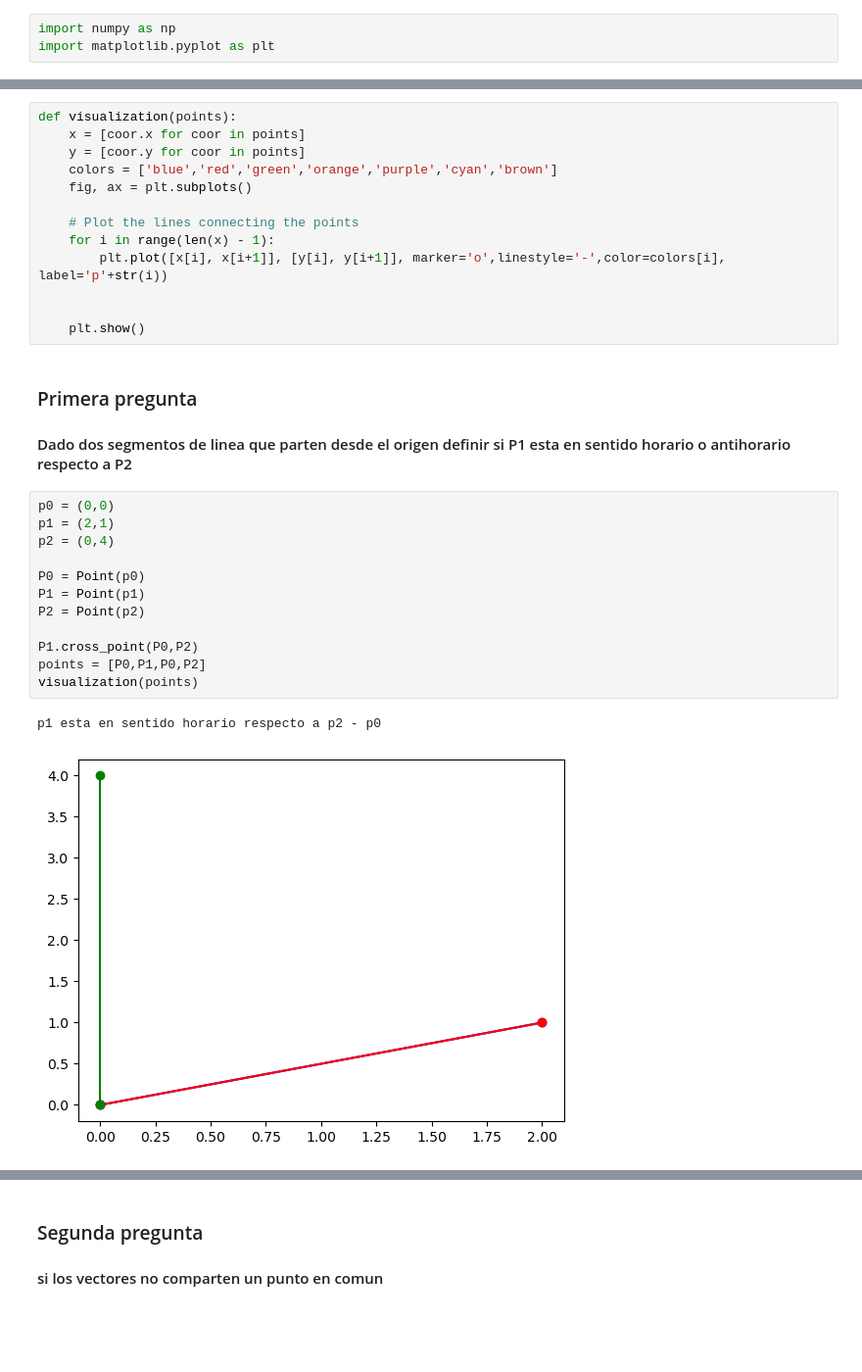
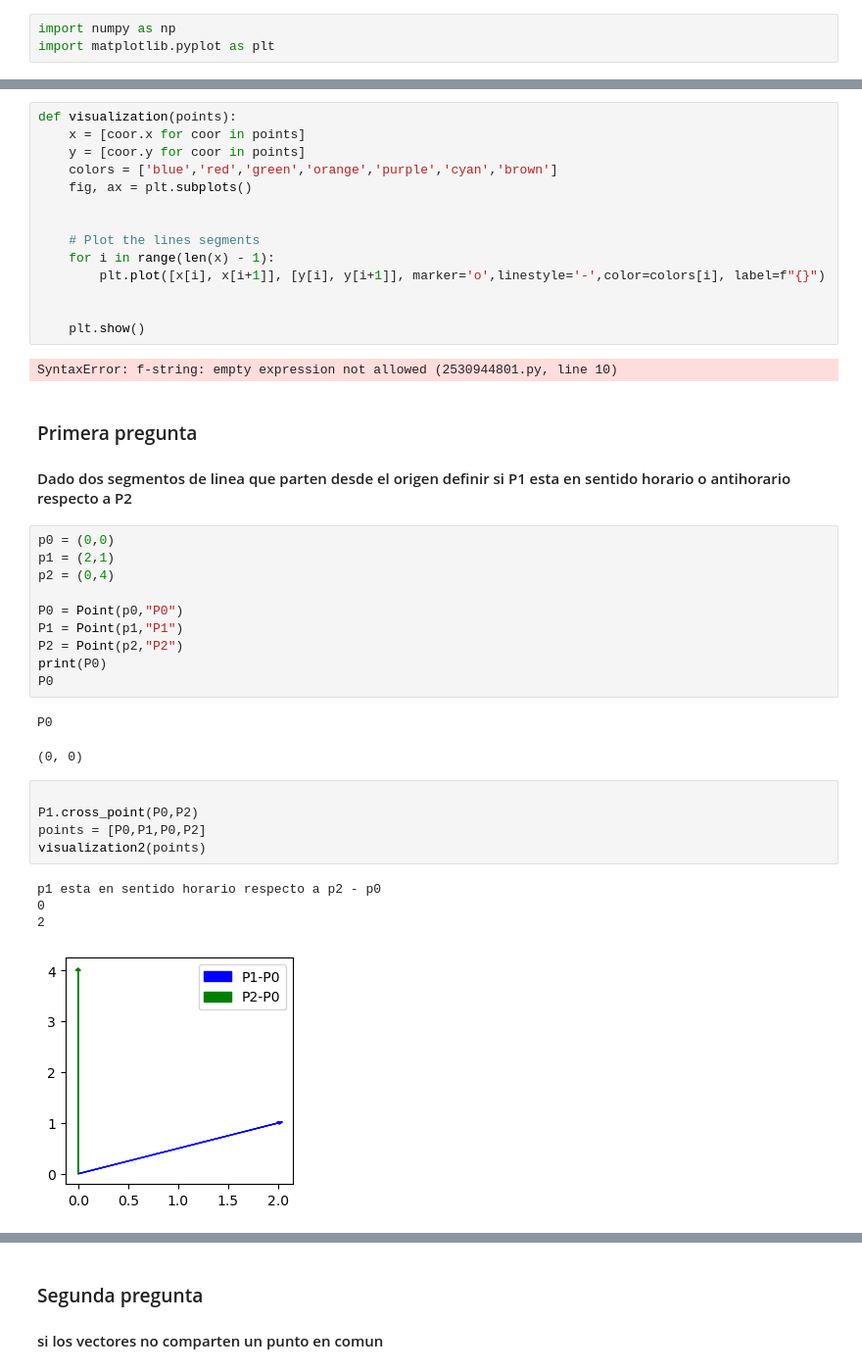
Before and after one commit to Camilohoyos99-DC/Computational-geometry, a Jupyter notebook: Segmentos de linea semana 1/segmentos de linea.ipynb, the cells around one changed output, grey strips where cells are left out. Shown: that part at 98% size. Cells and saved outputs as stored; diff of their text form; blank space fills up the shorter version.

```diff
--- a/Segmentos de linea semana 1/segmentos de linea.ipynb
+++ b/Segmentos de linea semana 1/segmentos de linea.ipynb
@@ -22,12 +41,15 @@ def visualization(points):
     colors = ['blue','red','green','orange','purple','cyan','brown']
     fig, ax = plt.subplots()
 
-    # Plot the lines connecting the points
+
+    # Plot the lines segments
     for i in range(len(x) - 1):
-        plt.plot([x[i], x[i+1]], [y[i], y[i+1]], marker='o',linestyle='-',color=colors[i], label='p'+str(i))
+        plt.plot([x[i], x[i+1]], [y[i], y[i+1]], marker='o',linestyle='-',color=colors[i], label=f"{}")
 
 
     plt.show()
+# %% [output]
+SyntaxError: f-string: empty expression not allowed (2530944801.py, line 10)
 # %% [markdown]
 ### Primera pregunta
 #### Dado dos segmentos de linea que parten desde el origen definir si P1 esta en sentido horario o antihorario respecto a P2
@@ -36,16 +58,24 @@ p0 = (0,0)
 p1 = (2,1)
 p2 = (0,4)
 
-P0 = Point(p0)
-P1 = Point(p1)
-P2 = Point(p2)
-
-P1.cross_point(P0,P2)
-points = [P0,P1,P0,P2]
-visualization(points)
+P0 = Point(p0,"P0")
+P1 = Point(p1,"P1")
+P2 = Point(p2,"P2")
+print(P0)
+P0
 # %% [output]
-p1 esta en sentido horario respecto a p2 - p0
+P0
-[figure, removed]
+(0, 0)
+# %%
+
+P1.cross_point(P0,P2)
+points = [P0,P1,P0,P2]
+visualization2(points)
+# %% [output]
+p1 esta en sentido horario respecto a p2 - p0
+0
+2
+[figure, added]
 # %%
 p0 = (0,0)
 p1 = (4,5)
```
Also changed, not shown: parts of 7 cells of this notebook.
